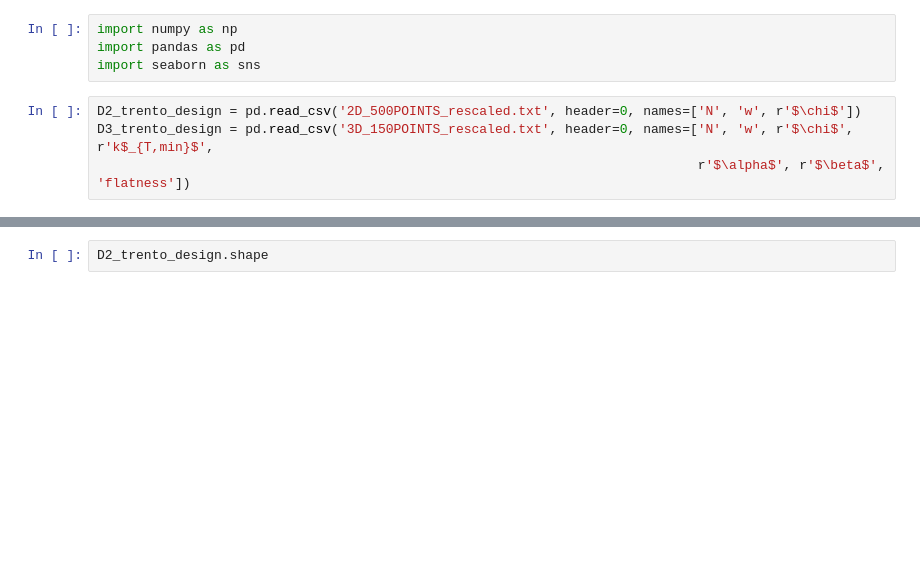
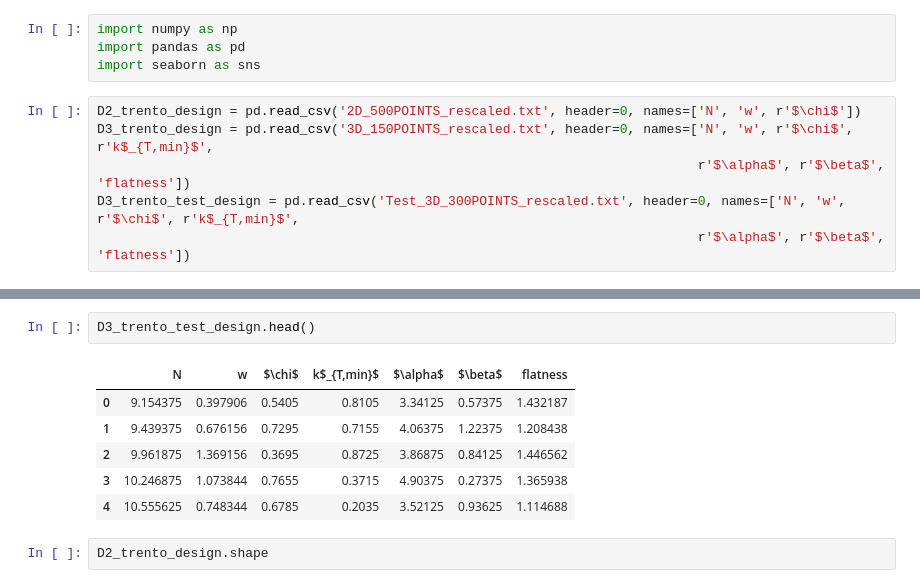
Before and after one commit to danOSU/tl_trento, a Jupyter notebook: visualization_design_points.ipynb, the cells around one changed output, grey strips where cells are left out. Cells and saved outputs as stored; diff of their text form; blank space fills up the shorter version.

```diff
--- a/visualization_design_points.ipynb
+++ b/visualization_design_points.ipynb
@@ -6,6 +6,8 @@ import seaborn as sns
 D2_trento_design = pd.read_csv('2D_500POINTS_rescaled.txt', header=0, names=['N', 'w', r'$\chi$'])
 D3_trento_design = pd.read_csv('3D_150POINTS_rescaled.txt', header=0, names=['N', 'w', r'$\chi$', r'k$_{T,min}$',
                                                                              r'$\alpha$', r'$\beta$', 'flatness'])
+D3_trento_test_design = pd.read_csv('Test_3D_300POINTS_rescaled.txt', header=0, names=['N', 'w', r'$\chi$', r'k$_{T,min}$',
+                                                                             r'$\alpha$', r'$\beta$', 'flatness'])
 # %%
 D2_trento_design.head()
 # %% [output]
@@ -27,3 +29,12 @@ D3_trento_design.head()
+# %%
+D3_trento_test_design.head()
+# %% [output]
+|  | N | w | $\chi$ | k$_{T,min}$ | $\alpha$ | $\beta$ | flatness |
+| 0 | 9.154375 | 0.397906 | 0.5405 | 0.8105 | 3.34125 | 0.57375 | 1.432187 |
+| 1 | 9.439375 | 0.676156 | 0.7295 | 0.7155 | 4.06375 | 1.22375 | 1.208438 |
+| 2 | 9.961875 | 1.369156 | 0.3695 | 0.8725 | 3.86875 | 0.84125 | 1.446562 |
+| 3 | 10.246875 | 1.073844 | 0.7655 | 0.3715 | 4.90375 | 0.27375 | 1.365938 |
+| 4 | 10.555625 | 0.748344 | 0.6785 | 0.2035 | 3.52125 | 0.93625 | 1.114688 |
 # %%
 D2_trento_design.shape
 # %% [output]
```
Also changed, not shown: parts of 7 cells of this notebook.
